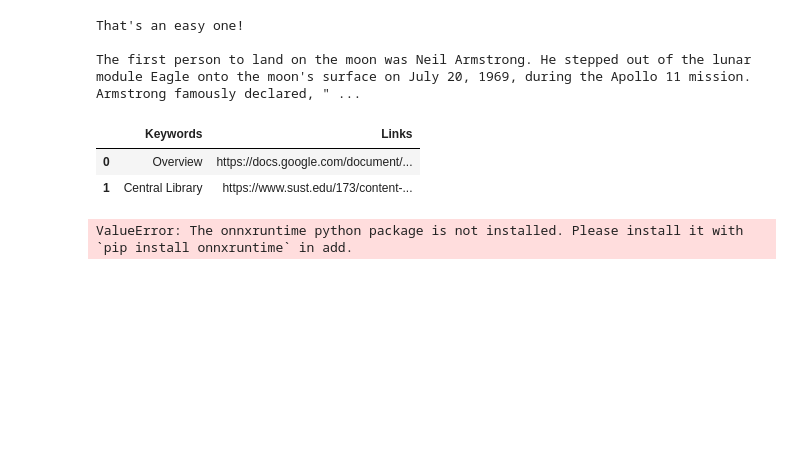
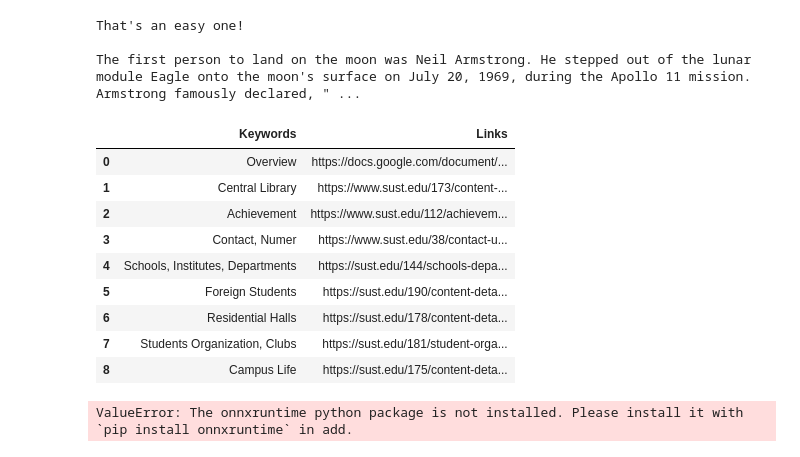
Before and after one commit to rayhanulamint2/Sust-AI-Chatbot, a Jupyter notebook: AI-Chatbot/Chatbot_Code.ipynb, the cells around one changed output. Saved outputs shown, nothing was run; the diff lists cells and outputs as text; code cells hidden in the pictures; blank space fills up the shorter version.

```diff
--- a/AI-Chatbot/Chatbot_Code.ipynb
+++ b/AI-Chatbot/Chatbot_Code.ipynb
@@ -20,11 +20,20 @@ That's an easy one!
 
 The first person to land on the moon was Neil Armstrong. He stepped out of the lunar module Eagle onto the moon's surface on July 20, 1969, during the Apollo 11 mission. Armstrong famously declared, " ...
 # %%
-df = pd.read_csv('/350links.csv')
+import pandas as pd
+df = pd.read_csv('350links.csv')
+df
 # %% [output]
 |  | Keywords | Links |
 | 0 | Overview | https://docs.google.com/document/... |
 | 1 | Central Library | https://www.sust.edu/173/content-... |
+| 2 | Achievement | https://www.sust.edu/112/achievem... |
+| 3 | Contact, Numer | https://www.sust.edu/38/contact-u... |
+| 4 | Schools, Institutes, Departments | https://sust.edu/144/schools-depa... |
+| 5 | Foreign Students | https://sust.edu/190/content-deta... |
+| 6 | Residential Halls | https://sust.edu/178/content-deta... |
+| 7 | Students Organization, Clubs | https://sust.edu/181/student-orga... |
+| 8 | Campus Life | https://sust.edu/175/content-deta... |
 # %%
 import uuid
 import chromadb
```
